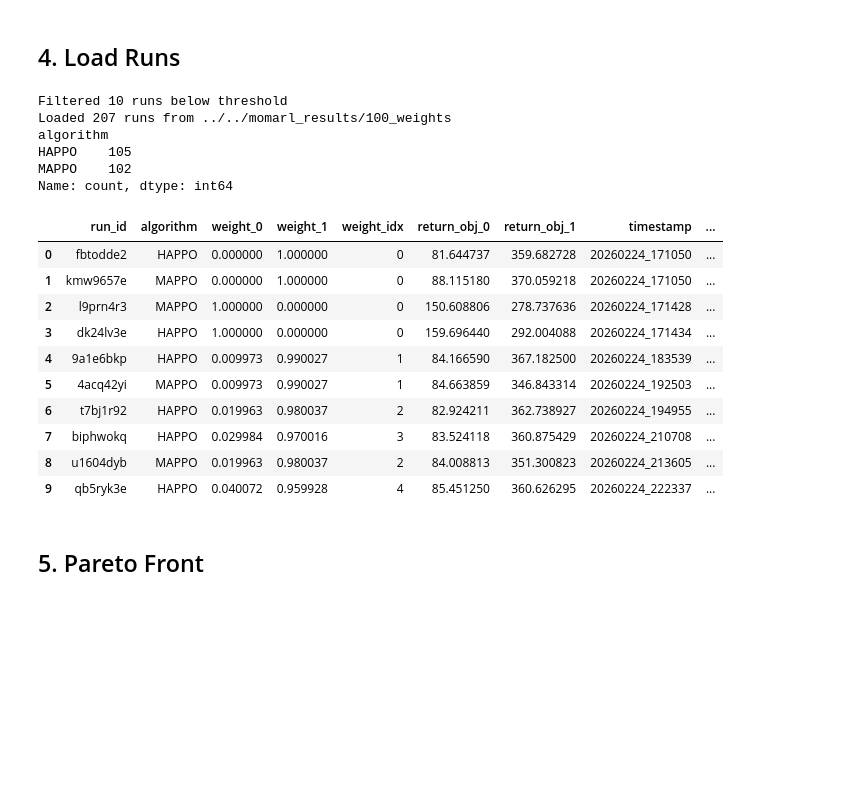
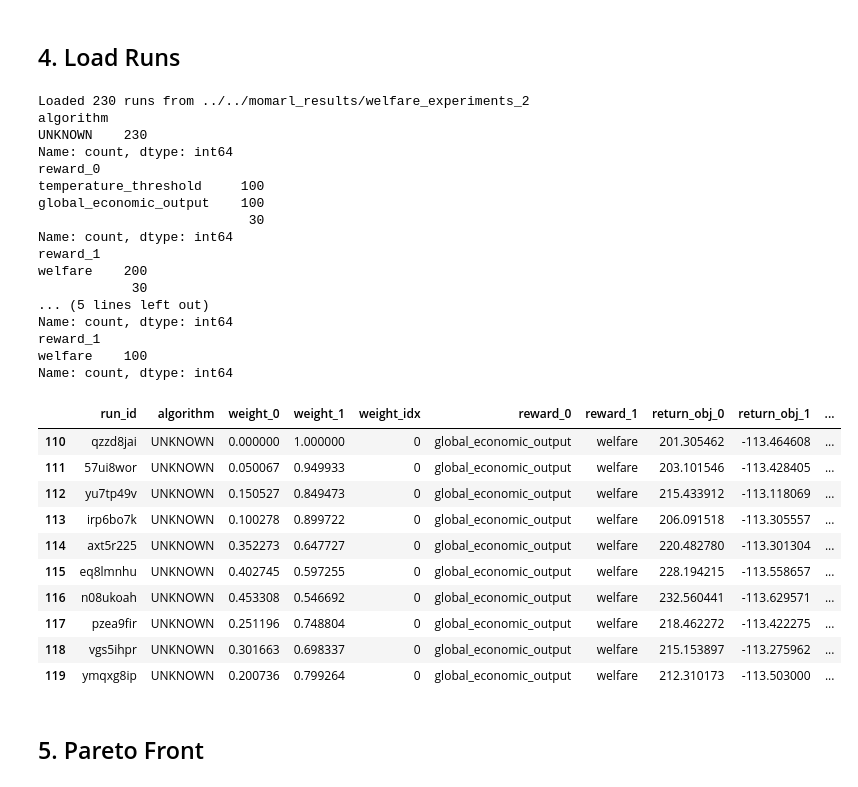
Before and after one commit to aleksandra-and/JUSTICE, a Jupyter notebook: thesis_rl/evaluation/momarl_visualization.ipynb, the cells around one changed output. Saved outputs shown, nothing was run; the diff lists cells and outputs as text; code cells hidden in the pictures; blank space fills up the shorter version.

Commit message:
fix in welfare small changes in training, tuninig the visualizations

```diff
--- a/thesis_rl/evaluation/momarl_visualization.ipynb
+++ b/thesis_rl/evaluation/momarl_visualization.ipynb
@@ -84,6 +86,7 @@ class RunData:
     algorithm: str
     weights: List[float]
     weight_idx: int
+    rewards: List[str]
     return_obj_0: float
     return_obj_1: float
     vector_return: List[float]
@@ -97,6 +100,12 @@ def load_json(path: Path) -> Optional[Dict]:
     with open(path, 'r') as f:
         return json.load(f)
 
+def load_yaml(path: Path) -> Optional[Dict]:
+    if not path.exists():
+        return None
+    import yaml
+    with open(path, 'r') as f:
+        return yaml.safe_load(f)
 
 def extract_algorithm(metadata: Dict) -> str:
     """Extract algorithm name from wandb metadata args."""
@@ -111,18 +120,22 @@ def parse_run(run_dir: Path) -> Optional[RunData]:
     """Parse a single WandB run directory."""
     metadata = load_json(run_dir / "files" / "wandb-metadata.json")
     summary = load_json(run_dir / "files" / "wandb-summary.json")
+    config = load_yaml(run_dir / "files" / "config.yaml")
+
 
     if metadata is None or summary is None:
         return None
 
     run_name = run_dir.name
     parts = run_name.split("-")
+    #print(config.get("rewards", {}).get("value", []), run_name)
 
     return RunData(
         run_id=parts[-1] if len(parts) > 1 else run_name,
-        algorithm=extract_algorithm(metadata),
+        algorithm=config.get("algorithm", {}).get("value", "UNKNOWN").upper(),
         weights=summary.get("weights", [0.5, 0.5]),
         weight_idx=summary.get("weight_idx", -1),
+        rewards=config.get("rewards", dict()).get("value", []),
         return_obj_0=summary.get("return_obj_0") or summary.get("final/return_obj_0") or 0.0,
         return_obj_1=summary.get("return_obj_1") or summary.get("final/return_obj_1") or 0.0,
         vector_return=summary.get("vector_return") or summary.get("final/vector_return") or [0.0, 0.0],
@@ -146,6 +159,8 @@ def runs_to_dataframe(runs: List[RunData]) -> pd.DataFrame:
         "weight_0": r.weights[0] if r.weights else 0.0,
         "weight_1": r.weights[1] if len(r.weights) > 1 else 0.0,
         "weight_idx": r.weight_idx,
+        "reward_0": r.rewards[0] if len(r.rewards) > 0 else "",
+        "reward_1": r.rewards[1] if len(r.rewards) > 1 else "",
         "return_obj_0": r.return_obj_0,
         "return_obj_1": r.return_obj_1,
         "timestamp": r.timestamp,
@@ -156,38 +171,53 @@ def runs_to_dataframe(runs: List[RunData]) -> pd.DataFrame:
 # %%
 runs = load_all_runs(RESULTS_DIR)
 df = runs_to_dataframe(runs)
 
-# Filter failed runs
-original_count = len(df)
-if MIN_RETURN_OBJ_0:
-    df = df[df["return_obj_0"] >= MIN_RETURN_OBJ_0]
-if MIN_RETURN_OBJ_1:
-    df = df[df["return_obj_1"] >= MIN_RETURN_OBJ_1]
-
-if len(df) < original_count:
-    print(f"Filtered {original_count - len(df)} runs below threshold")
 
 print(f"Loaded {len(df)} runs from {RESULTS_DIR}")
 print(df["algorithm"].value_counts())
+print(df["reward_0"].value_counts())
+print(df["reward_1"].value_counts())
+
+# Filter based on OBJECTIVE_0 and OBJECTIVE_1 names
+if OBJECTIVE_NAMES[0] and OBJECTIVE_NAMES[1]:
+    df = df[
+        (df["reward_0"] == OBJECTIVE_NAMES[0]) &
+        (df["reward_1"] == OBJECTIVE_NAMES[1])
+    ]
+
+print(f"\nAfter filtering by reward names: {len(df)} runs")
+print(df["reward_0"].value_counts())
+print(df["reward_1"].value_counts())
 df.head(10)
 # %% [output]
-Filtered 10 runs below threshold
-Loaded 207 runs from ../../momarl_results/100_weights
+Loaded 230 runs from ../../momarl_results/welfare_experiments_2
 algorithm
-HAPPO    105
-MAPPO    102
+UNKNOWN    230
 Name: count, dtype: int64
+reward_0
+temperature_threshold     100
+global_economic_output    100
+                           30
+Name: count, dtype: int64
+reward_1
+welfare    200
+            30
+... (5 lines left out)
+Name: count, dtype: int64
+reward_1
+welfare    100
+Name: count, dtype: int64
-|  | run_id | algorithm | weight_0 | weight_1 | weight_idx | return_obj_0 | return_obj_1 | timestamp | ... |
-| 0 | fbtodde2 | HAPPO | 0.000000 | 1.000000 | 0 | 81.644737 | 359.682728 | 20260224_171050 | ... |
-| 1 | kmw9657e | MAPPO | 0.000000 | 1.000000 | 0 | 88.115180 | 370.059218 | 20260224_171050 | ... |
-| 2 | l9prn4r3 | MAPPO | 1.000000 | 0.000000 | 0 | 150.608806 | 278.737636 | 20260224_171428 | ... |
-| 3 | dk24lv3e | HAPPO | 1.000000 | 0.000000 | 0 | 159.696440 | 292.004088 | 20260224_171434 | ... |
-| 4 | 9a1e6bkp | HAPPO | 0.009973 | 0.990027 | 1 | 84.166590 | 367.182500 | 20260224_183539 | ... |
-| 5 | 4acq42yi | MAPPO | 0.009973 | 0.990027 | 1 | 84.663859 | 346.843314 | 20260224_192503 | ... |
-| 6 | t7bj1r92 | HAPPO | 0.019963 | 0.980037 | 2 | 82.924211 | 362.738927 | 20260224_194955 | ... |
-| 7 | biphwokq | HAPPO | 0.029984 | 0.970016 | 3 | 83.524118 | 360.875429 | 20260224_210708 | ... |
-| 8 | u1604dyb | MAPPO | 0.019963 | 0.980037 | 2 | 84.008813 | 351.300823 | 20260224_213605 | ... |
-| 9 | qb5ryk3e | HAPPO | 0.040072 | 0.959928 | 4 | 85.451250 | 360.626295 | 20260224_222337 | ... |
+|  | run_id | algorithm | weight_0 | weight_1 | weight_idx | reward_0 | reward_1 | return_obj_0 | return_obj_1 | ... |
+| 110 | qzzd8jai | UNKNOWN | 0.000000 | 1.000000 | 0 | global_economic_output | welfare | 201.305462 | -113.464608 | ... |
+| 111 | 57ui8wor | UNKNOWN | 0.050067 | 0.949933 | 0 | global_economic_output | welfare | 203.101546 | -113.428405 | ... |
+| 112 | yu7tp49v | UNKNOWN | 0.150527 | 0.849473 | 0 | global_economic_output | welfare | 215.433912 | -113.118069 | ... |
+| 113 | irp6bo7k | UNKNOWN | 0.100278 | 0.899722 | 0 | global_economic_output | welfare | 206.091518 | -113.305557 | ... |
+| 114 | axt5r225 | UNKNOWN | 0.352273 | 0.647727 | 0 | global_economic_output | welfare | 220.482780 | -113.301304 | ... |
+| 115 | eq8lmnhu | UNKNOWN | 0.402745 | 0.597255 | 0 | global_economic_output | welfare | 228.194215 | -113.558657 | ... |
+| 116 | n08ukoah | UNKNOWN | 0.453308 | 0.546692 | 0 | global_economic_output | welfare | 232.560441 | -113.629571 | ... |
+| 117 | pzea9fir | UNKNOWN | 0.251196 | 0.748804 | 0 | global_economic_output | welfare | 218.462272 | -113.422275 | ... |
+| 118 | vgs5ihpr | UNKNOWN | 0.301663 | 0.698337 | 0 | global_economic_output | welfare | 215.153897 | -113.275962 | ... |
+| 119 | ymqxg8ip | UNKNOWN | 0.200736 | 0.799264 | 0 | global_economic_output | welfare | 212.310173 | -113.503000 | ... |
 # %% [markdown]
 ## 5. Pareto Front
 # %%
```
Also changed, not shown: parts of 12 cells of this notebook, 9 other files.
